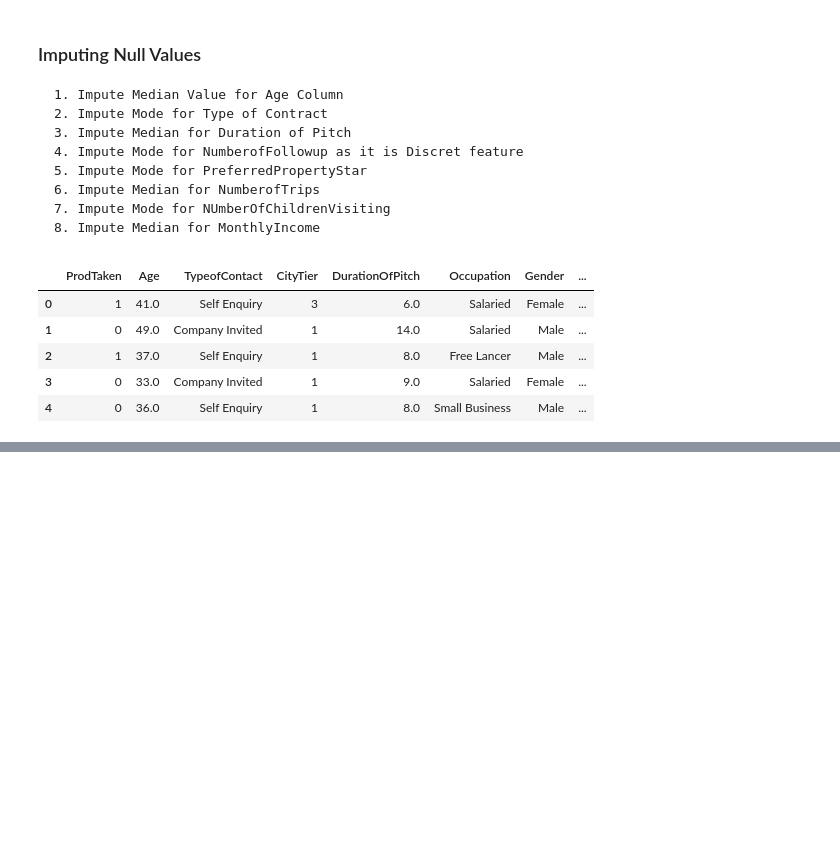
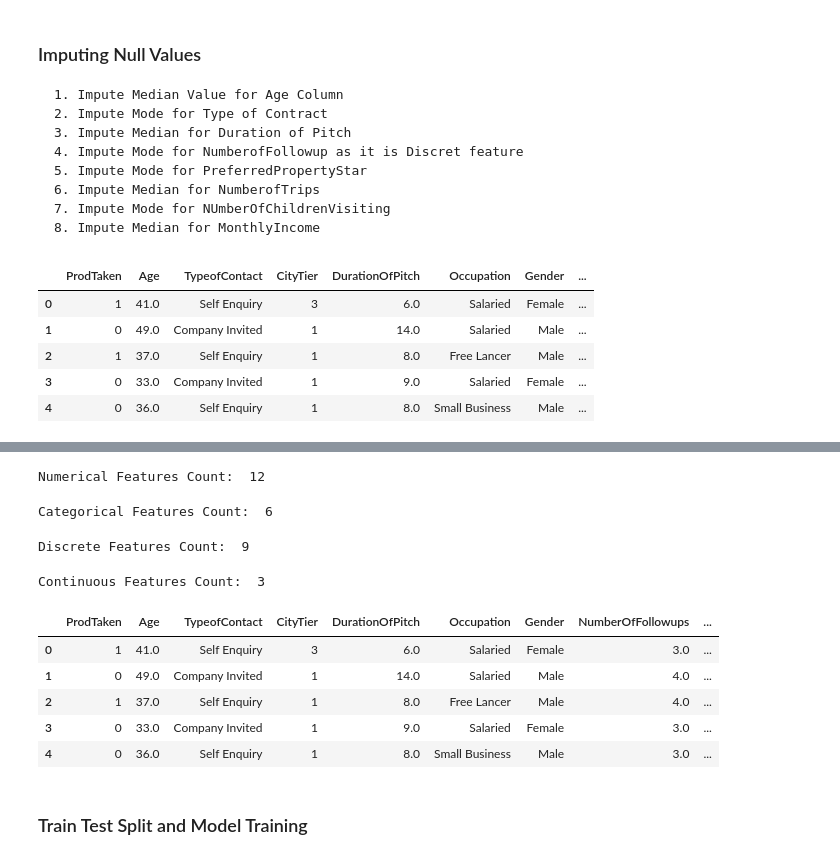
Before and after one commit to mukulvyas/wellness-tourism-predictive-model, a Jupyter notebook: Wellness_Tourism_Model.ipynb, the cells around one changed output, grey strips where cells are left out. Cells and saved outputs as stored; diff of their text form; code cells hidden in the pictures; blank space fills up the shorter version.

```diff
--- a/Wellness_Tourism_Model.ipynb
+++ b/Wellness_Tourism_Model.ipynb
@@ -172,0 +186,41 @@ dataset.head()
+# %%
+## Creating a new column called 'total visitors' which is the sum of NumberofChildrenVisiting and NumberofAdults
+dataset['TotalVisitors'] = dataset['NumberOfChildrenVisiting'] + dataset['NumberOfPersonVisiting']
+
+## dropping the NumberofChildrenVisiting and NumberofAdults columns as they are no longer needed
+dataset.drop(['NumberOfChildrenVisiting', 'NumberOfPersonVisiting'], axis=1, inplace=True)
+# %%
+## counting all the numerical features
+numerical_features = [feature for feature in dataset.columns if dataset[feature].dtype != 'O' ]
+print('Numerical Features Count: ', len(numerical_features))
+# %% [output]
+Numerical Features Count:  12
+# %%
+## counting all the categorical features
+categorical_features = [feature for feature in dataset.columns if dataset[feature].dtype == 'O' ]
+print('Categorical Features Count: ', len(categorical_features))
+# %% [output]
+Categorical Features Count:  6
+# %%
+## couting Discrete Features
+discrete_features = [feature for feature in numerical_features if len(dataset[feature].unique()) <= 25]
+print('Discrete Features Count: ', len(discrete_features))
+# %% [output]
+Discrete Features Count:  9
+# %%
+## counting Continuous Features
+continuous_features = [feature for feature in numerical_features if feature not in discrete_features]
+print('Continuous Features Count: ', len(continuous_features))
+# %% [output]
+Continuous Features Count:  3
+# %%
+dataset.head() ## ProdTaken is the target variable and remaining are the features or input variables
+# %% [output]
+|  | ProdTaken | Age | TypeofContact | CityTier | DurationOfPitch | Occupation | Gender | NumberOfFollowups | ... |
+| 0 | 1 | 41.0 | Self Enquiry | 3 | 6.0 | Salaried | Female | 3.0 | ... |
+| 1 | 0 | 49.0 | Company Invited | 1 | 14.0 | Salaried | Male | 4.0 | ... |
+| 2 | 1 | 37.0 | Self Enquiry | 1 | 8.0 | Free Lancer | Male | 4.0 | ... |
+| 3 | 0 | 33.0 | Company Invited | 1 | 9.0 | Salaried | Female | 3.0 | ... |
+| 4 | 0 | 36.0 | Self Enquiry | 1 | 8.0 | Small Business | Male | 3.0 | ... |
+# %% [markdown]
+### Train Test Split and Model Training
```
Also changed, not shown: parts of 14 cells of this notebook.
